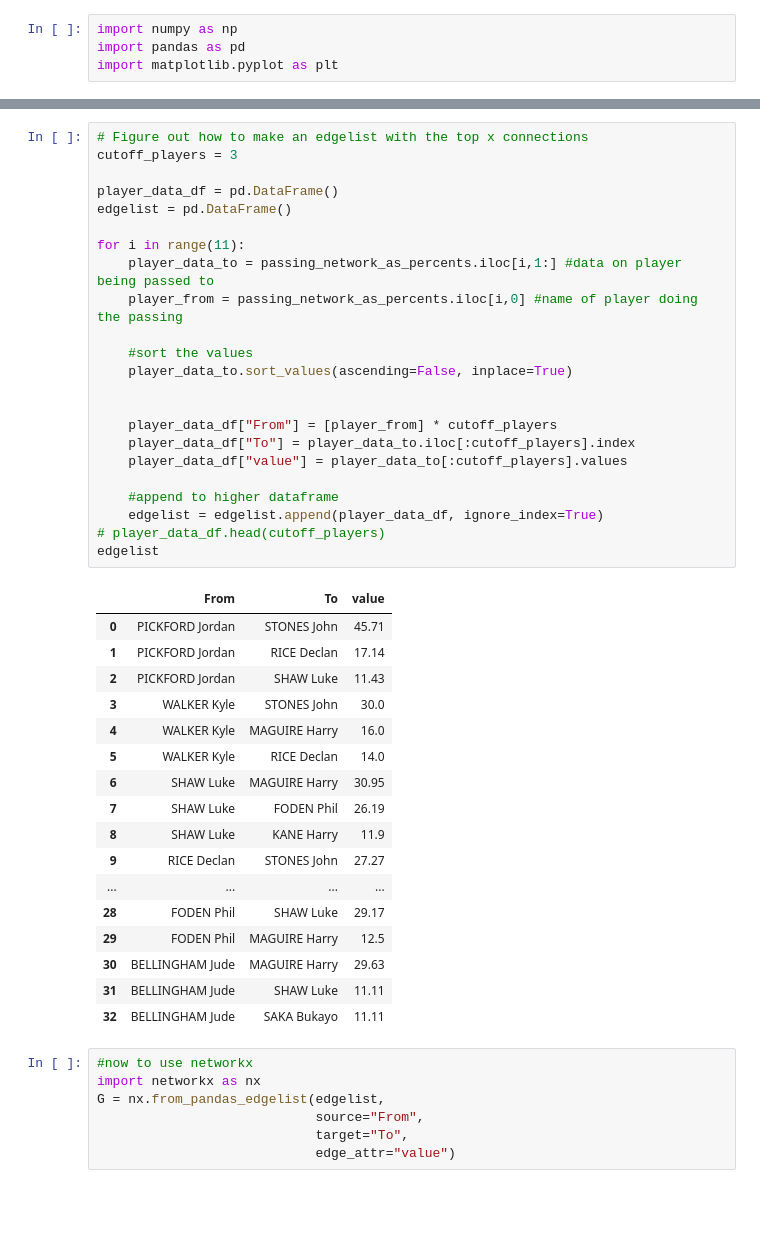
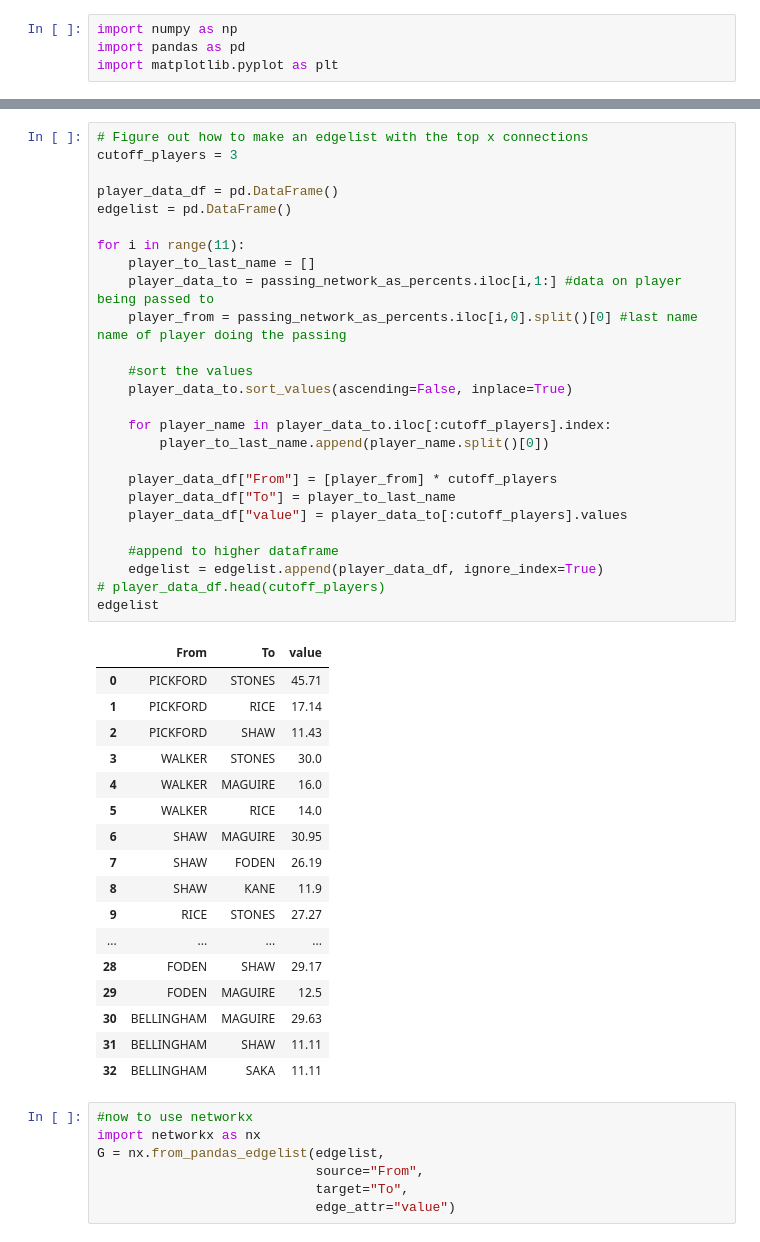
Before and after one commit to SidMurthy97/Football_passing_network, a Jupyter notebook: src/passing_network.ipynb, the cells around one changed output, grey strips where cells are left out. Cells and saved outputs as stored; diff of their text form; blank space fills up the shorter version.

Commit message:
string manipulation to only show the player's last name. Also trying directed graphs

```diff
--- a/src/passing_network.ipynb
+++ b/src/passing_network.ipynb
@@ -61,44 +61,47 @@ passing_network_as_percents
 # %%
 # Figure out how to make an edgelist with the top x connections
 cutoff_players = 3
 
 player_data_df = pd.DataFrame()
 edgelist = pd.DataFrame()
 
 for i in range(11):
+    player_to_last_name = []
     player_data_to = passing_network_as_percents.iloc[i,1:] #data on player being passed to
-    player_from = passing_network_as_percents.iloc[i,0] #name of player doing the passing
+    player_from = passing_network_as_percents.iloc[i,0].split()[0] #last name name of player doing the passing
 
     #sort the values
     player_data_to.sort_values(ascending=False, inplace=True)
 
+    for player_name in player_data_to.iloc[:cutoff_players].index:
+        player_to_last_name.append(player_name.split()[0])
 
     player_data_df["From"] = [player_from] * cutoff_players
-    player_data_df["To"] = player_data_to.iloc[:cutoff_players].index
+    player_data_df["To"] = player_to_last_name
     player_data_df["value"] = player_data_to[:cutoff_players].values
 
     #append to higher dataframe
     edgelist = edgelist.append(player_data_df, ignore_index=True)
 # player_data_df.head(cutoff_players)
 edgelist
 # %% [output]
 |  | From | To | value |
-| 0 | PICKFORD Jordan | STONES John | 45.71 |
-| 1 | PICKFORD Jordan | RICE Declan | 17.14 |
-| 2 | PICKFORD Jordan | SHAW Luke | 11.43 |
-| 3 | WALKER Kyle | STONES John | 30.0 |
-| 4 | WALKER Kyle | MAGUIRE Harry | 16.0 |
-| 5 | WALKER Kyle | RICE Declan | 14.0 |
-| 6 | SHAW Luke | MAGUIRE Harry | 30.95 |
-| 7 | SHAW Luke | FODEN Phil | 26.19 |
-| 8 | SHAW Luke | KANE Harry | 11.9 |
-| 9 | RICE Declan | STONES John | 27.27 |
+| 0 | PICKFORD | STONES | 45.71 |
+| 1 | PICKFORD | RICE | 17.14 |
+| 2 | PICKFORD | SHAW | 11.43 |
+| 3 | WALKER | STONES | 30.0 |
+| 4 | WALKER | MAGUIRE | 16.0 |
+| 5 | WALKER | RICE | 14.0 |
+| 6 | SHAW | MAGUIRE | 30.95 |
+| 7 | SHAW | FODEN | 26.19 |
+| 8 | SHAW | KANE | 11.9 |
+| 9 | RICE | STONES | 27.27 |
 | ... | ... | ... | ... |
-| 28 | FODEN Phil | SHAW Luke | 29.17 |
-| 29 | FODEN Phil | MAGUIRE Harry | 12.5 |
-| 30 | BELLINGHAM Jude | MAGUIRE Harry | 29.63 |
-| 31 | BELLINGHAM Jude | SHAW Luke | 11.11 |
-| 32 | BELLINGHAM Jude | SAKA Bukayo | 11.11 |
+| 28 | FODEN | SHAW | 29.17 |
+| 29 | FODEN | MAGUIRE | 12.5 |
+| 30 | BELLINGHAM | MAGUIRE | 29.63 |
+| 31 | BELLINGHAM | SHAW | 11.11 |
+| 32 | BELLINGHAM | SAKA | 11.11 |
 # %%
 #now to use networkx
 import networkx as nx
```
Also changed, not shown: parts of 1 cell of this notebook, 1 other file.
